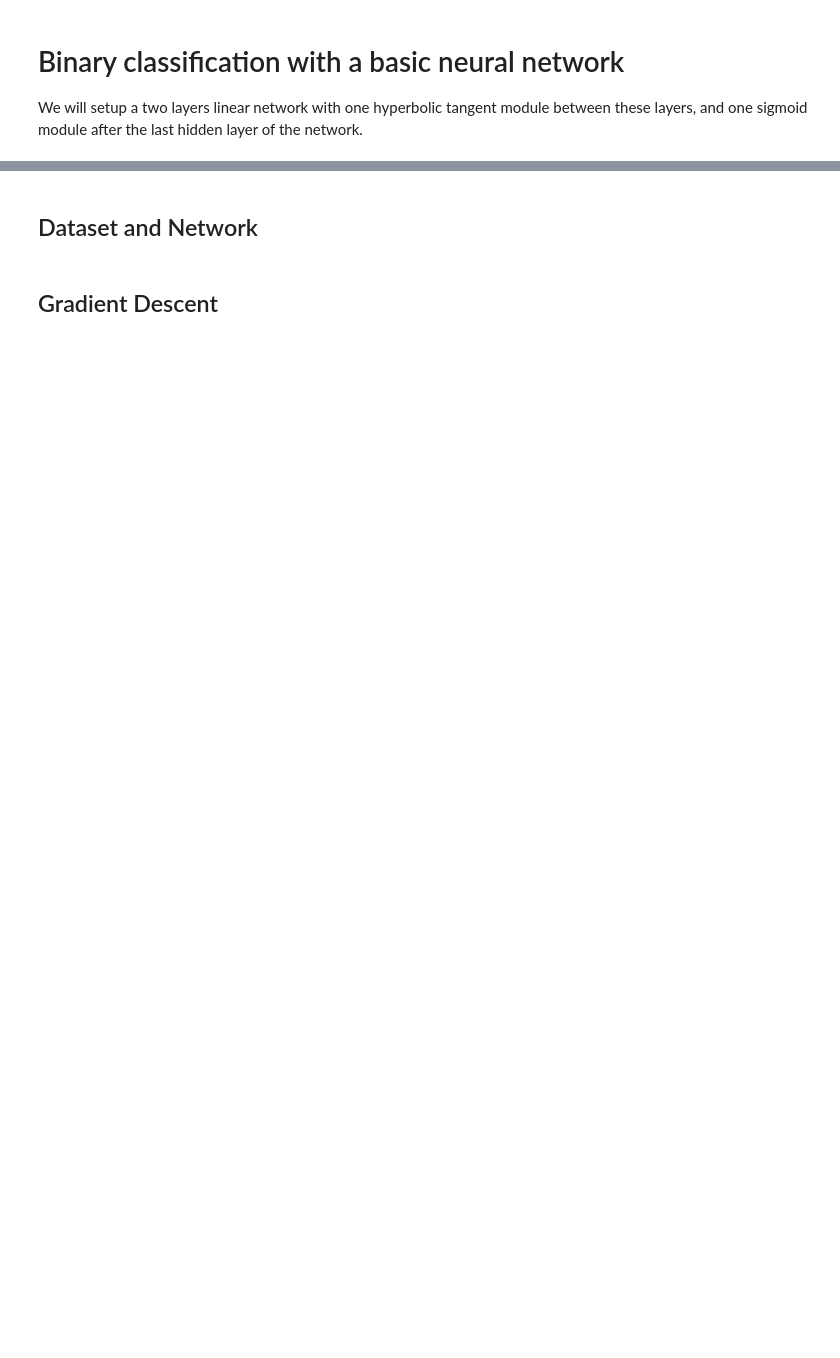
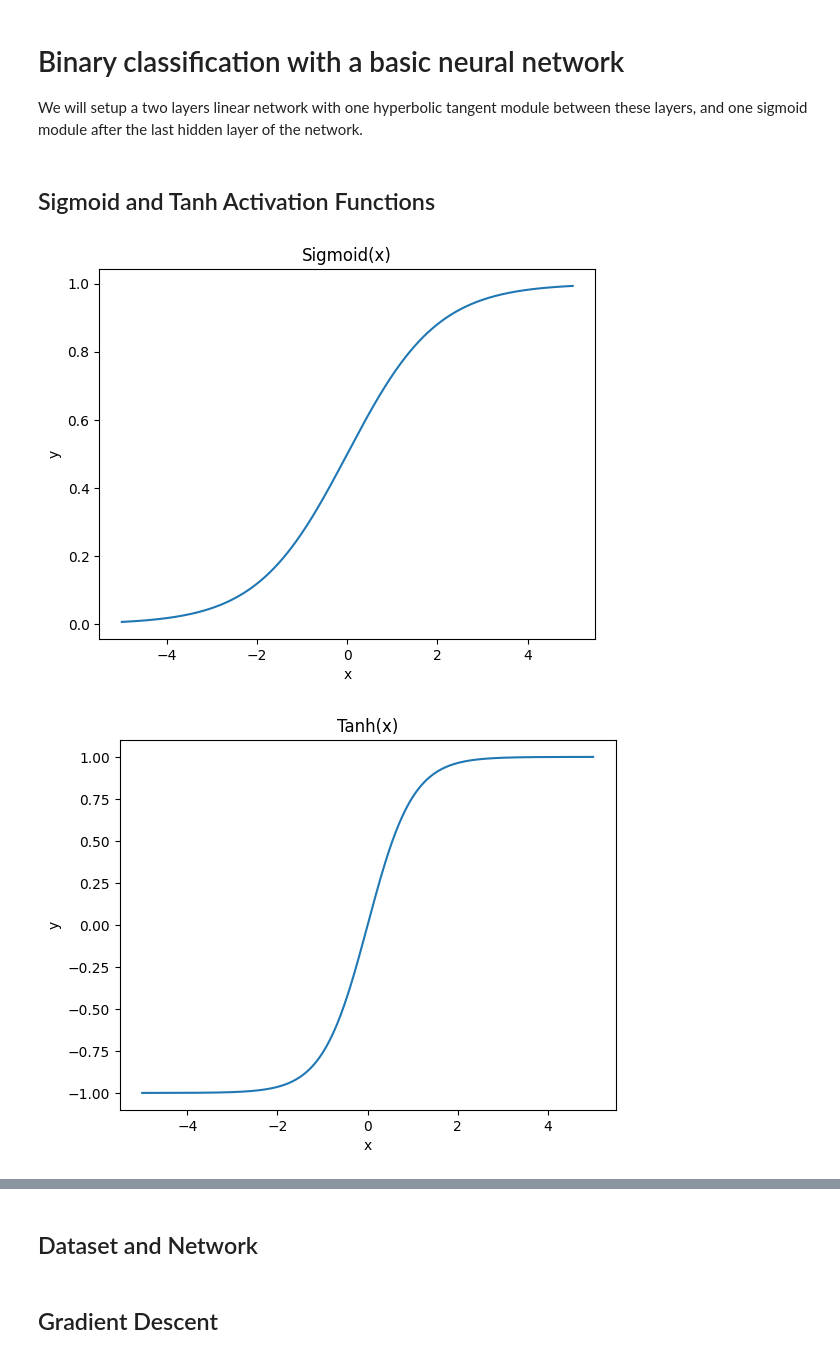
Before and after one commit to Ethan2541/Neural-Network-Library, a Jupyter notebook: experiments/activation_network.ipynb, the cells around one changed output, grey strips where cells are left out. Drawn from its saved outputs; the diff is of its cells as text; code cells hidden in the pictures; blank space fills up the shorter version.

```diff
--- a/experiments/activation_network.ipynb
+++ b/experiments/activation_network.ipynb
@@ -12,3 +12,25 @@ from pyldl.activations import Sigmoid, Tanh
 from pyldl.losses import MSELoss
 from pyldl.modules import Linear
 from pyldl.utils import gen_arti, plot_data, plot_frontiere
+# %% [markdown]
+## Sigmoid and Tanh Activation Functions
+# %%
+import matplotlib.pyplot as plt
+import numpy as np
+
+X = np.linspace(-5, 5, 500)
+
+def plot_activation(activation, data):
+    plt.plot(data, activation(data))
+    plt.xlabel("x")
+    plt.ylabel("y")
+    plt.title(f"{activation.__class__.__name__}(x)")
+    plt.show()
+# %%
+activations = [Sigmoid(), Tanh()]
+
+for activation in activations:
+    plot_activation(activation, X)
+# %% [output]
+[figure, added]
+[figure, added]
```
Also changed, not shown: parts of 5 cells of this notebook, 1 other file.
